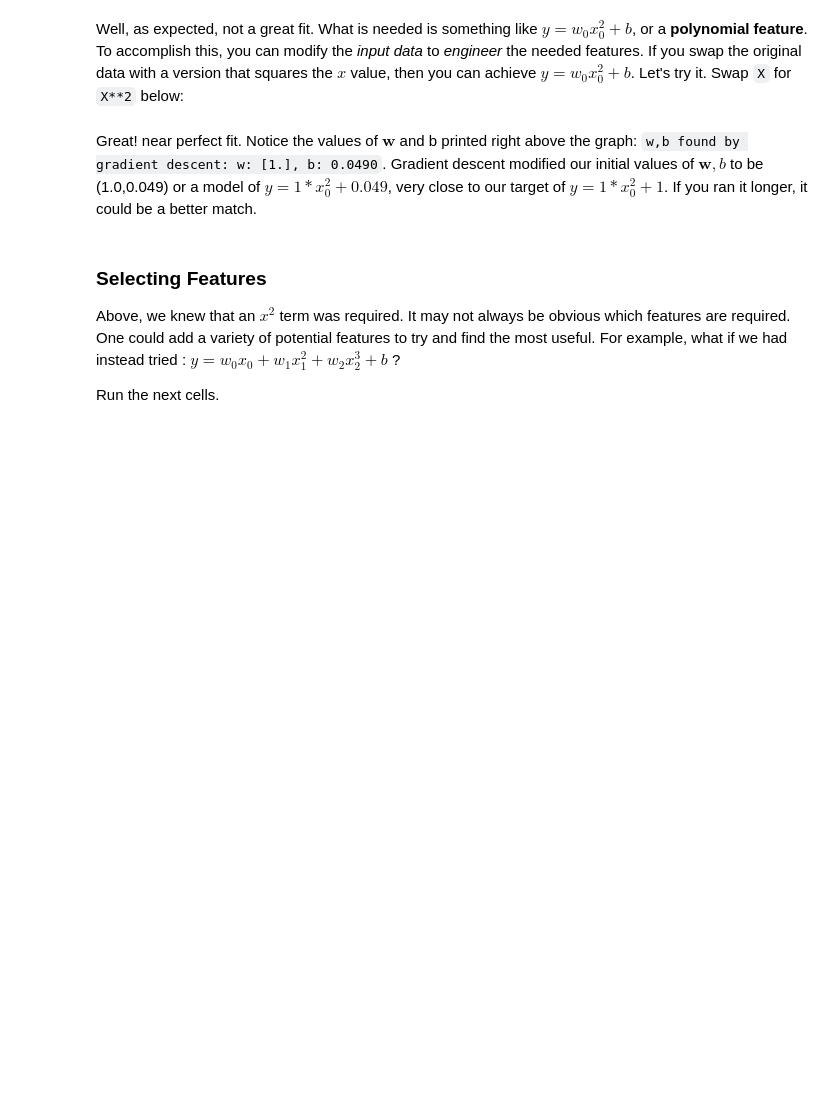
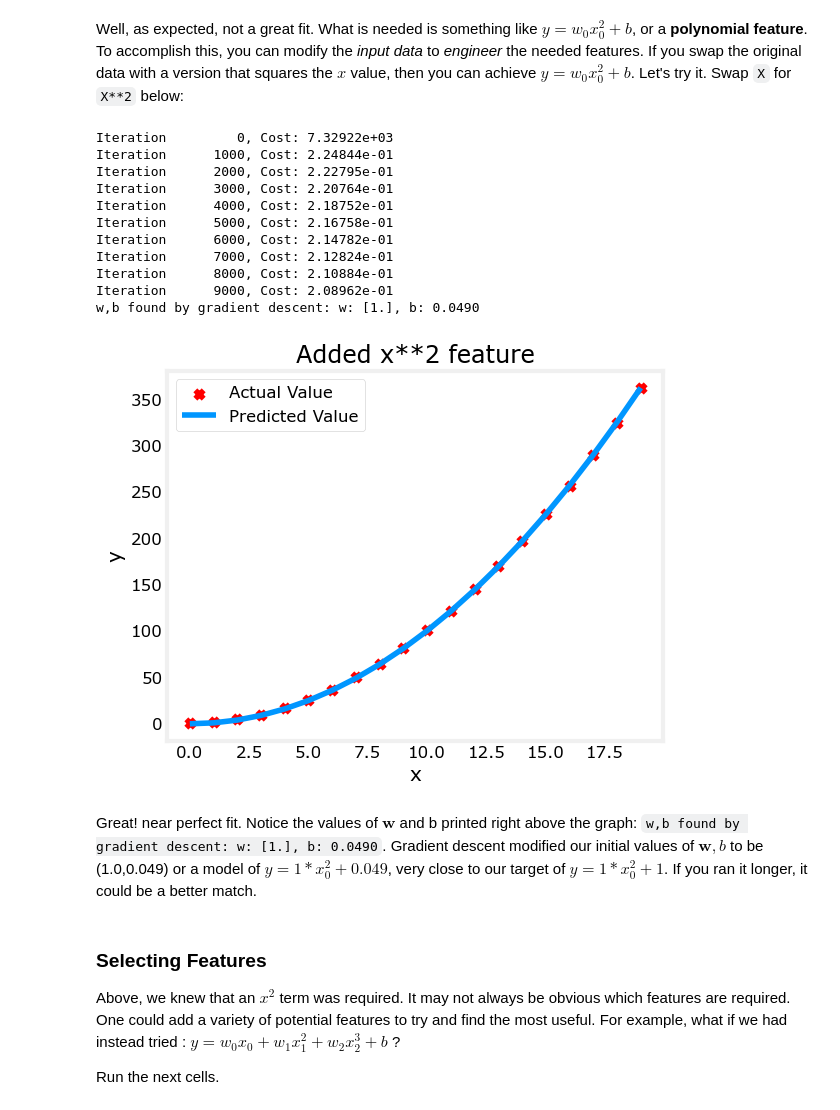
Before and after one commit to curemeongithub/Machine-Learning-Specialization-Coursera, a Jupyter notebook: C1 - Supervised Machine Learning - Regression and Classification/week2/Optional Labs/C1_W2_Lab04_FeatEng_PolyReg_Soln.ipynb, the cells around one changed output. Saved outputs shown, nothing was run; the diff lists cells and outputs as text; code cells hidden in the pictures; blank space fills up the shorter version.

```diff
--- a/C1 - Supervised Machine Learning - Regression and Classification/week2/Optional Labs/C1_W2_Lab04_FeatEng_PolyReg_Soln.ipynb
+++ b/C1 - Supervised Machine Learning - Regression and Classification/week2/Optional Labs/C1_W2_Lab04_FeatEng_PolyReg_Soln.ipynb
@@ -51,10 +66,27 @@ y = 1 + x**2
 X = x**2      #<-- added engineered feature
 # %%
 X = X.reshape(-1, 1)  #X should be a 2-D Matrix
+
+
 model_w,model_b = run_gradient_descent_feng(X, y, iterations=10000, alpha = 1e-5)
 
+y2_hat = np.dot(X,model_w) + model_b
+
 plt.scatter(x, y, marker='x', c='r', label="Actual Value"); plt.title("Added x**2 feature")
-plt.plot(x, np.dot(X,model_w) + model_b, label="Predicted Value"); plt.xlabel("x"); plt.ylabel("y"); plt.legend(); plt.show()
+plt.plot(x, y2_hat, label="Predicted Value"); plt.xlabel("x"); plt.ylabel("y"); plt.legend(); plt.show()
+# %% [output]
+Iteration         0, Cost: 7.32922e+03
+Iteration      1000, Cost: 2.24844e-01
+Iteration      2000, Cost: 2.22795e-01
+Iteration      3000, Cost: 2.20764e-01
+Iteration      4000, Cost: 2.18752e-01
+Iteration      5000, Cost: 2.16758e-01
+Iteration      6000, Cost: 2.14782e-01
+Iteration      7000, Cost: 2.12824e-01
+Iteration      8000, Cost: 2.10884e-01
+Iteration      9000, Cost: 2.08962e-01
+w,b found by gradient descent: w: [1.], b: 0.0490
+[figure, added]
 # %% [markdown]
 Great! near perfect fit. Notice the values of $\mathbf{w}$ and b printed right above the graph: `w,b found by gradient descent: w: [1.], b: 0.0490`. Gradient descent modified our initial values of $\mathbf{w},b $ to be (1.0,0.049) or a model of $y=1*x_0^2+0.049$, very close to our target of $y=1*x_0^2+1$. If you ran it longer, it could be a better match.
 # %% [markdown]
```
Also changed, not shown: parts of 8 cells of this notebook, 3 other files.
